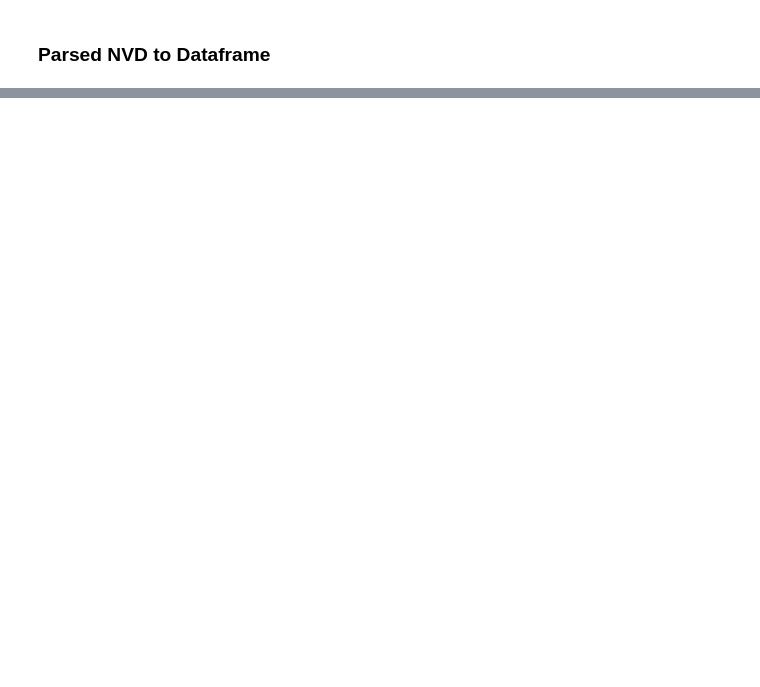
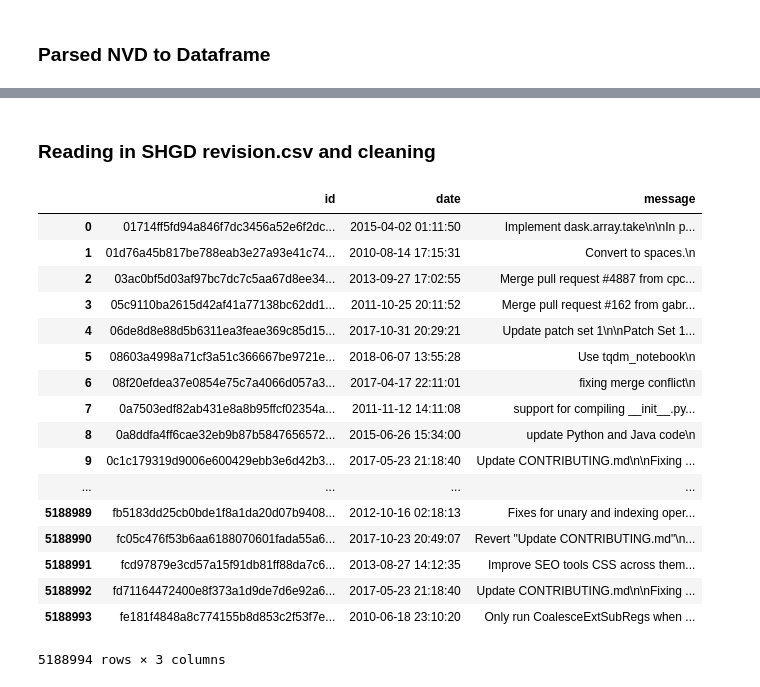
Before and after one commit to UNCG-CSE/Open_Source_Vul_Metrics, a Jupyter notebook: src/NVD_to_Dataframe.ipynb, the cells around one changed output, grey strips where cells are left out. Cells and saved outputs as stored; diff of their text form; code cells hidden in the pictures; blank space fills up the shorter version.

```diff
--- a/src/NVD_to_Dataframe.ipynb
+++ b/src/NVD_to_Dataframe.ipynb
@@ -59,0 +65,34 @@ df_full_concatination
+# %% [markdown]
+### Reading in SHGD revision.csv and cleaning
+# %%
+import datetime as dt
+import re
+import matplotlib.pyplot as plt
+
+rev_df = pd.read_csv('C:/Users/Faugh/Desktop/DataScienceData/popular-3k-python/revision.csv', header=None)
+rev_df.columns = ['id', 'date', 'date_offset', 'committer_date', 'committer_date_offset', 'type', 'directory', 'message', 'author', 'committer']
+rev_df = rev_df[['id', 'date', 'message']]
+
+rev_df['id'] = rev_df['id'].apply(lambda x: x[2:])
+rev_df['date'] = rev_df['date'].apply(lambda x: dt.datetime.strptime(x,'%Y-%m-%dT%H:%M:%S.000Z'))
+rev_df['message'] = rev_df['message'].apply(lambda x: bytes.fromhex(x[2:]).decode(encoding='ISO-8859-1'))
+rev_df
+# %% [output]
+|  | id | date | message |
+| 0 | 01714ff5fd94a846f7dc3456a52e6f2dc... | 2015-04-02 01:11:50 | Implement dask.array.take\n\nIn p... |
+| 1 | 01d76a45b817be788eab3e27a93e41c74... | 2010-08-14 17:15:31 | Convert to spaces.\n |
+| 2 | 03ac0bf5d03af97bc7dc7c5aa67d8ee34... | 2013-09-27 17:02:55 | Merge pull request #4887 from cpc... |
+| 3 | 05c9110ba2615d42af41a77138bc62dd1... | 2011-10-25 20:11:52 | Merge pull request #162 from gabr... |
+| 4 | 06de8d8e88d5b6311ea3feae369c85d15... | 2017-10-31 20:29:21 | Update patch set 1\n\nPatch Set 1... |
+| 5 | 08603a4998a71cf3a51c366667be9721e... | 2018-06-07 13:55:28 | Use tqdm_notebook\n |
+| 6 | 08f20efdea37e0854e75c7a4066d057a3... | 2017-04-17 22:11:01 | fixing merge conflict\n |
+| 7 | 0a7503edf82ab431e8a8b95ffcf02354a... | 2011-11-12 14:11:08 | support for compiling __init__.py... |
+| 8 | 0a8ddfa4ff6cae32eb9b87b5847656572... | 2015-06-26 15:34:00 | update Python and Java code\n |
+| 9 | 0c1c179319d9006e600429ebb3e6d42b3... | 2017-05-23 21:18:40 | Update CONTRIBUTING.md\n\nFixing ... |
+| ... | ... | ... | ... |
+| 5188989 | fb5183dd25cb0bde1f8a1da20d07b9408... | 2012-10-16 02:18:13 | Fixes for unary and indexing oper... |
+| 5188990 | fc05c476f53b6aa6188070601fada55a6... | 2017-10-23 20:49:07 | Revert "Update CONTRIBUTING.md"\n... |
+| 5188991 | fcd97879e3cd57a15f91db81ff88da7c6... | 2013-08-27 14:12:35 | Improve SEO tools CSS across them... |
+| 5188992 | fd71164472400e8f373a1d9de7d6e92a6... | 2017-05-23 21:18:40 | Update CONTRIBUTING.md\n\nFixing ... |
+| 5188993 | fe181f4848a8c774155b8d853c2f53f7e... | 2010-06-18 23:10:20 | Only run CoalesceExtSubRegs when ... |
+5188994 rows × 3 columns
```
Also changed, not shown: parts of 9 cells of this notebook.
